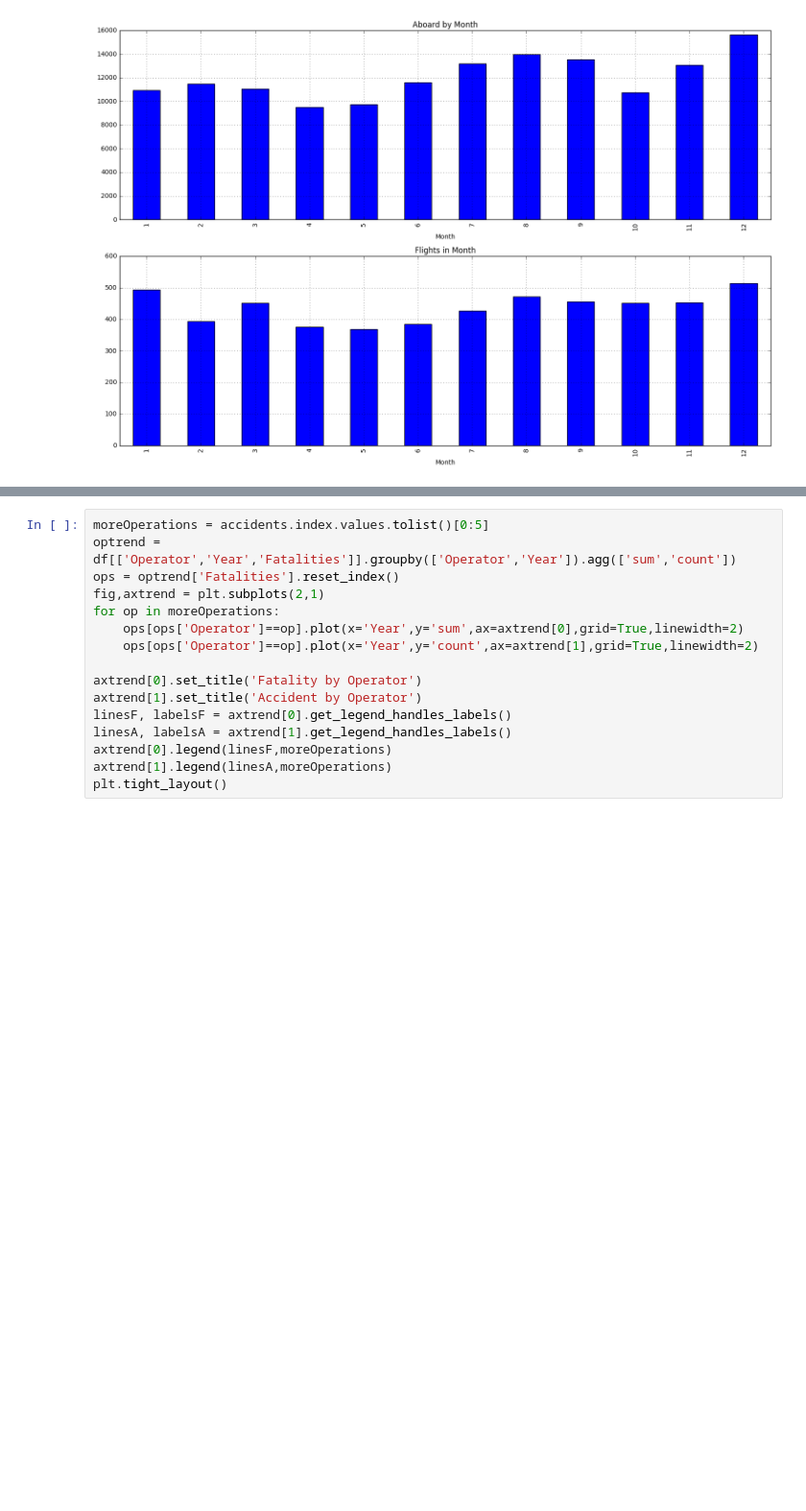
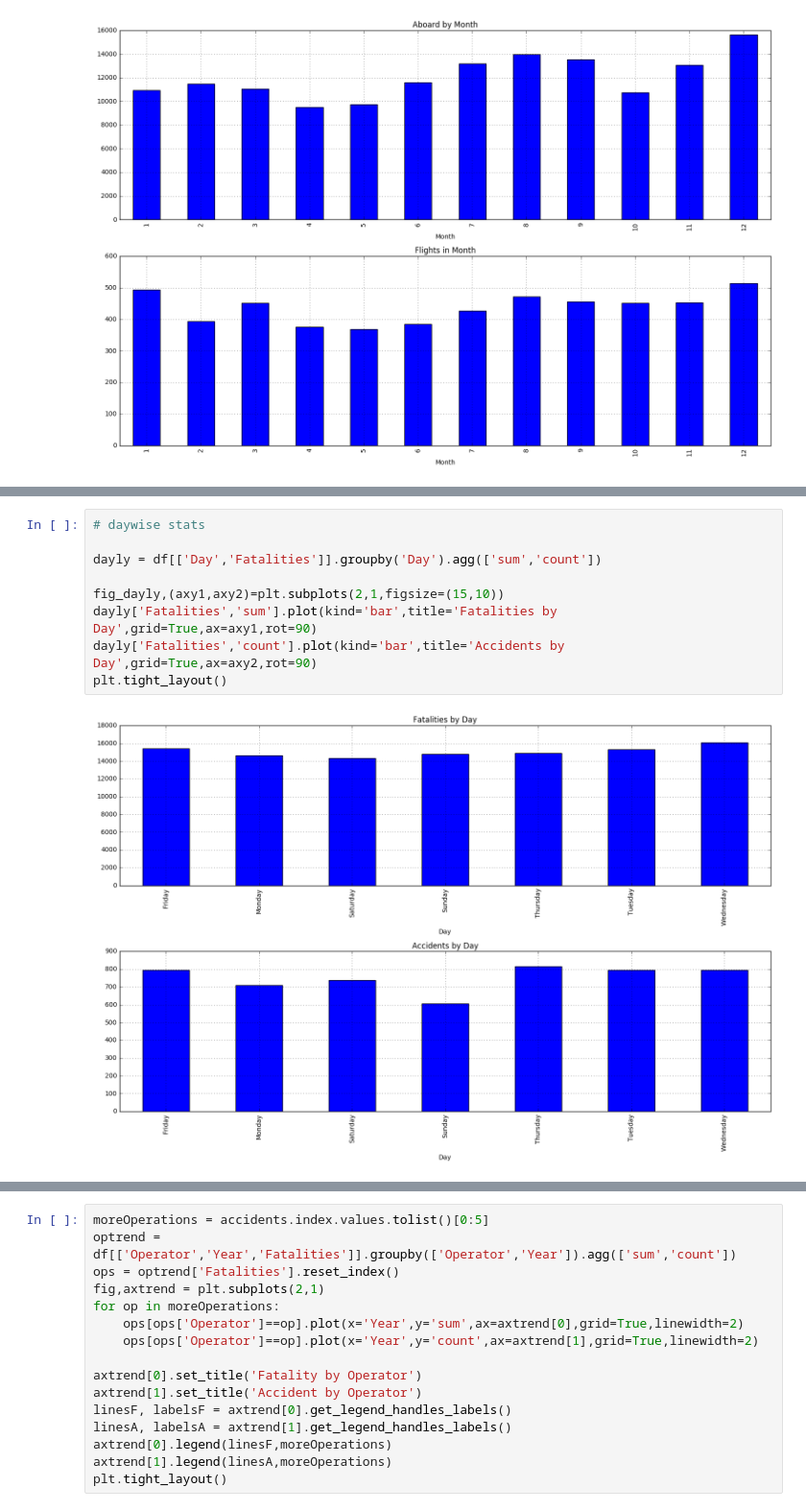
Before and after one commit to ykl7/Airplanes-1908, a Jupyter notebook: Airplane TS.ipynb, the cells around one changed output, grey strips where cells are left out. Shown at 96% size. Drawn from its saved outputs; the diff is of its cells as text; blank space fills up the shorter version.

```diff
--- a/Airplane TS.ipynb
+++ b/Airplane TS.ipynb
@@ -196,0 +224,11 @@ plt.tight_layout()
+# %%
+# daywise stats
+
+dayly = df[['Day','Fatalities']].groupby('Day').agg(['sum','count'])
+
+fig_dayly,(axy1,axy2)=plt.subplots(2,1,figsize=(15,10))
+dayly['Fatalities','sum'].plot(kind='bar',title='Fatalities by Day',grid=True,ax=axy1,rot=90)
+dayly['Fatalities','count'].plot(kind='bar',title='Accidents by Day',grid=True,ax=axy2,rot=90)
+plt.tight_layout()
+# %% [output]
+[figure, added]
```
Also changed, not shown: parts of 6 cells of this notebook.
